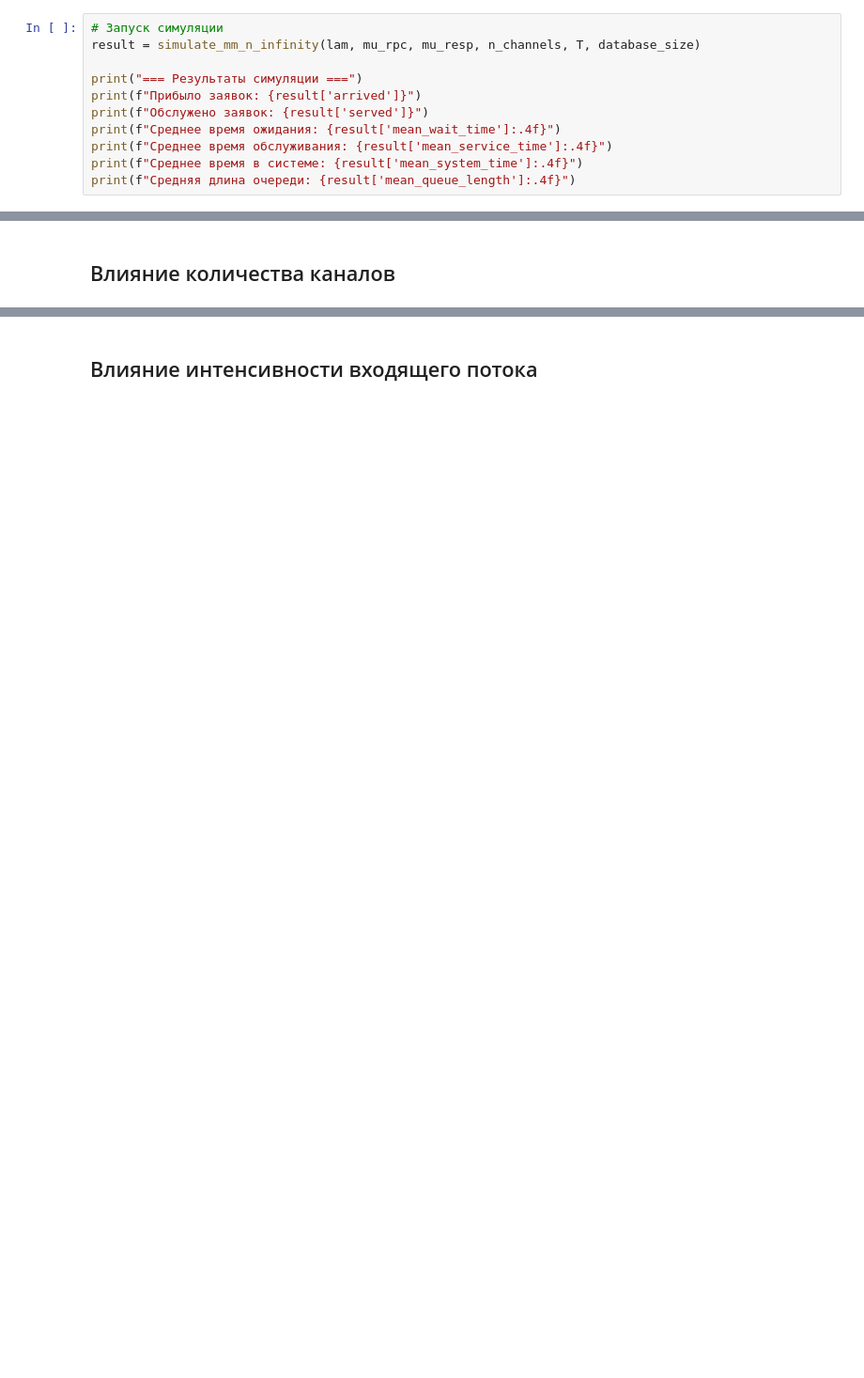
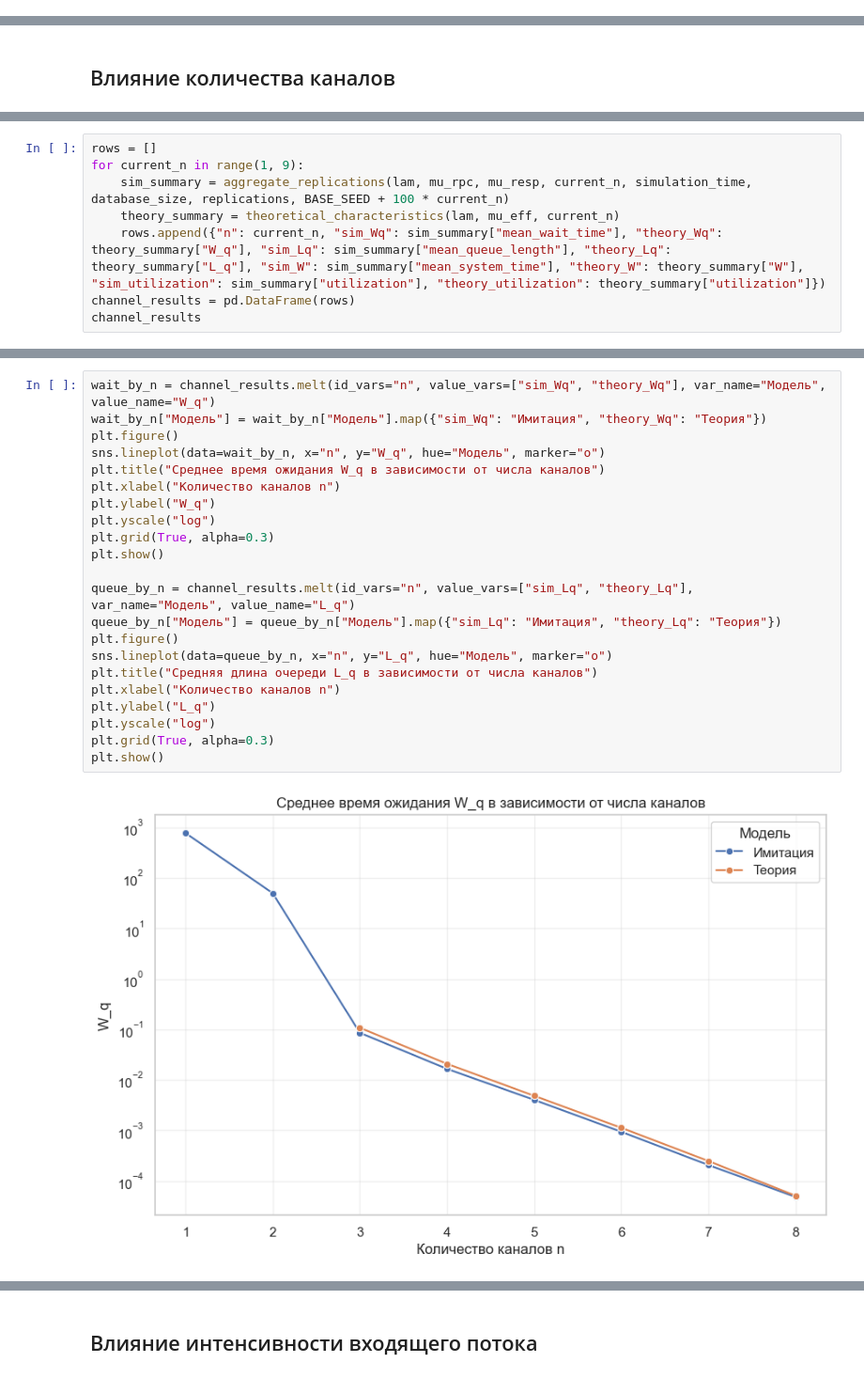
Before and after one commit to Claucdan/Queuing-Theory-ITMO-2026, a Jupyter notebook: labs/lab-2/lab2_experiments.ipynb, the cells around one changed output, grey strips where cells are left out. Shown at 94% size. Saved outputs shown, nothing was run; the diff lists cells and outputs as text; blank space fills up the shorter version.

```diff
--- a/labs/lab-2/lab2_experiments.ipynb
+++ b/labs/lab-2/lab2_experiments.ipynb
@@ -212,11 +0,0 @@ def simulate_mm_n_infinity(lam, mu_rpc, mu_resp, n_channels, T, db_size):
-# %%
-# Запуск симуляции
-result = simulate_mm_n_infinity(lam, mu_rpc, mu_resp, n_channels, T, database_size)
-
-print("=== Результаты симуляции ===")
-print(f"Прибыло заявок: {result['arrived']}")
-print(f"Обслужено заявок: {result['served']}")
-print(f"Среднее время ожидания: {result['mean_wait_time']:.4f}")
-print(f"Среднее время обслуживания: {result['mean_service_time']:.4f}")
-print(f"Среднее время в системе: {result['mean_system_time']:.4f}")
-print(f"Средняя длина очереди: {result['mean_queue_length']:.4f}")
@@ -449,0 +211,8 @@ plt.show()
+# %%
+rows = []
+for current_n in range(1, 9):
+    sim_summary = aggregate_replications(lam, mu_rpc, mu_resp, current_n, simulation_time, database_size, replications, BASE_SEED + 100 * current_n)
+    theory_summary = theoretical_characteristics(lam, mu_eff, current_n)
+    rows.append({"n": current_n, "sim_Wq": sim_summary["mean_wait_time"], "theory_Wq": theory_summary["W_q"], "sim_Lq": sim_summary["mean_queue_length"], "theory_Lq": theory_summary["L_q"], "sim_W": sim_summary["mean_system_time"], "theory_W": theory_summary["W"], "sim_utilization": sim_summary["utilization"], "theory_utilization": theory_summary["utilization"]})
+channel_results = pd.DataFrame(rows)
+channel_results
@@ -449,0 +229,24 @@ plt.show()
+# %%
+wait_by_n = channel_results.melt(id_vars="n", value_vars=["sim_Wq", "theory_Wq"], var_name="Модель", value_name="W_q")
+wait_by_n["Модель"] = wait_by_n["Модель"].map({"sim_Wq": "Имитация", "theory_Wq": "Теория"})
+plt.figure()
+sns.lineplot(data=wait_by_n, x="n", y="W_q", hue="Модель", marker="o")
+plt.title("Среднее время ожидания W_q в зависимости от числа каналов")
+plt.xlabel("Количество каналов n")
+plt.ylabel("W_q")
+plt.yscale("log")
+plt.grid(True, alpha=0.3)
+plt.show()
+
+queue_by_n = channel_results.melt(id_vars="n", value_vars=["sim_Lq", "theory_Lq"], var_name="Модель", value_name="L_q")
+queue_by_n["Модель"] = queue_by_n["Модель"].map({"sim_Lq": "Имитация", "theory_Lq": "Теория"})
+plt.figure()
+sns.lineplot(data=queue_by_n, x="n", y="L_q", hue="Модель", marker="o")
+plt.title("Средняя длина очереди L_q в зависимости от числа каналов")
+plt.xlabel("Количество каналов n")
+plt.ylabel("L_q")
+plt.yscale("log")
+plt.grid(True, alpha=0.3)
+plt.show()
+# %% [output]
+[figure, added]
```
Also changed, not shown: parts of 58 cells of this notebook, 1 other file.
